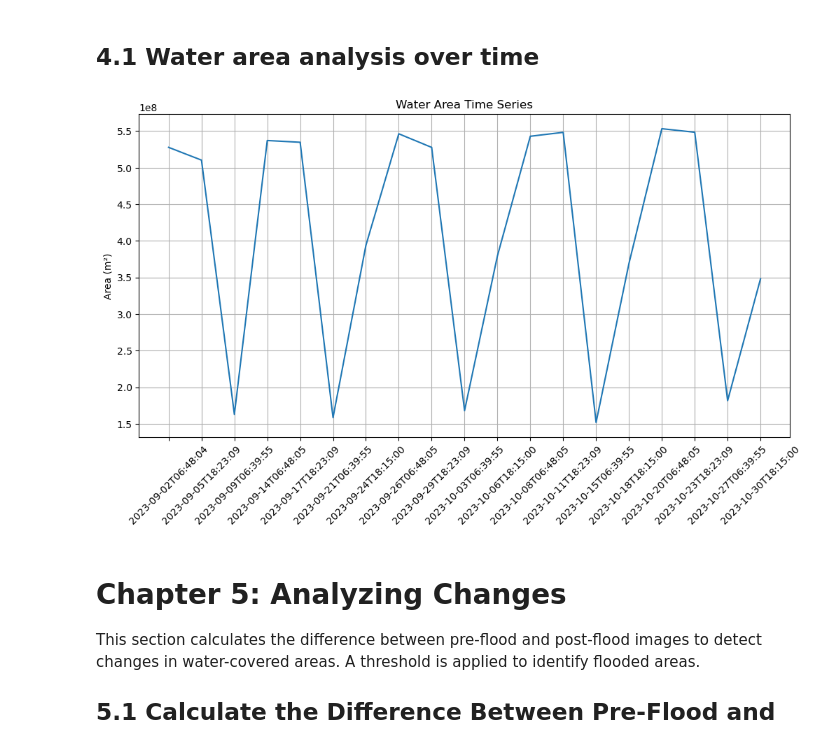
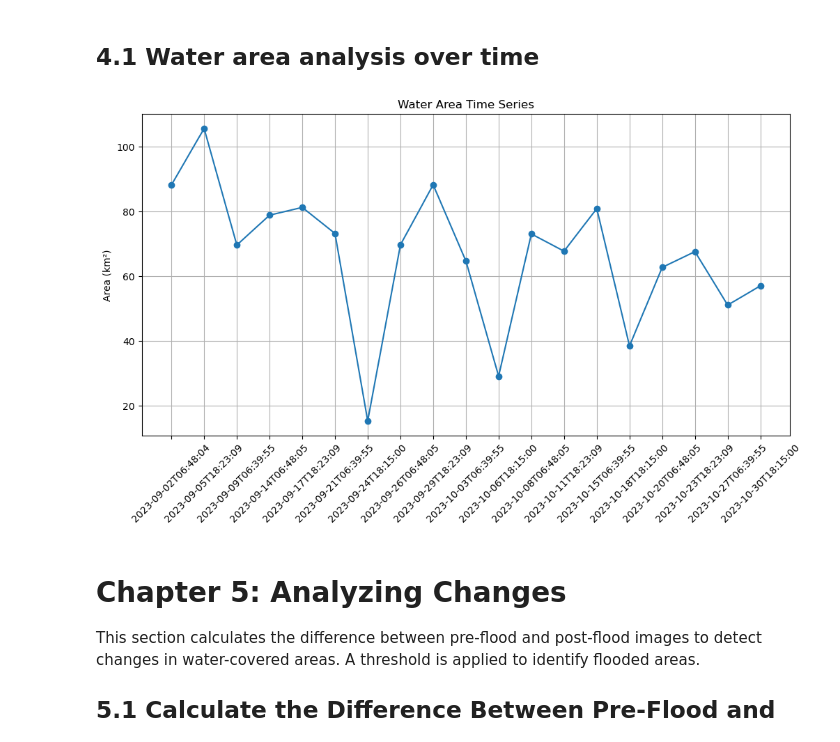
Before and after one commit to nelsondca/Flood-Detection-System-FYP, a Jupyter notebook: Gee/GEEtest.ipynb, the cells around one changed output. Cells and saved outputs as stored; diff of their text form; code cells hidden in the pictures.

```diff
--- a/Gee/GEEtest.ipynb
+++ b/Gee/GEEtest.ipynb
@@ -154,41 +158,44 @@ This section loads Sentinel-1 GRD data for pre-flood and post-flood periods and
 # %%
 # Full Collection
 full_collection = ee.ImageCollection('COPERNICUS/S1_GRD') \
     .filterBounds(aoi) \
     .filterDate('2023-09-01', '2023-10-31') \
     .filter(ee.Filter.listContains('transmitterReceiverPolarisation', 'VV')) \
     .filter(ee.Filter.eq('instrumentMode', 'IW'))
 
 # Function to calculate water extent for each image
 def calc_water_extent(image):
-    water = image.select('VV').gt(-15)  # Pixels with VV backscatter below -15 dB were classified as floodwater.
+    water = image.select('VV').lt(-15)  # Pixels with VV backscatter below -15 dB are classified as floodwater.
     area = water.multiply(ee.Image.pixelArea())
     stats = area.reduceRegion(
         reducer=ee.Reducer.sum(),
         geometry=aoi,
         scale=30
     )
     return image.set({'water_area': stats.get('VV'), 'date': image.date().format()})
 
-# Apply to collection
+# Apply function to image collection
 time_series = full_collection.map(calc_water_extent)
 
 # Export results for plotting
-timeseries_stats = time_series.aggregate_array('water_area').getInfo()
+timeseries_stats_m2 = time_series.aggregate_array('water_area').getInfo()
 dates = time_series.aggregate_array('date').getInfo()
+
+# Convert area from m² to km²
+timeseries_stats_km2 = [value / 1e6 if value else 0 for value in timeseries_stats_m2]
 
 # Plotting
 import matplotlib.pyplot as plt
-plt.figure(figsize=(12,6))
-plt.plot(dates, timeseries_stats)
+plt.figure(figsize=(12, 6))
+plt.plot(dates, timeseries_stats_km2, marker='o')
 plt.title('Water Area Time Series')
-plt.ylabel('Area (m²)')
+plt.ylabel('Area (km²)')
 plt.xticks(rotation=45)
 plt.grid()
-plt.savefig('images/charts/Water_Area_Time_Series.png', dpi=300, bbox_inches='tight')
+plt.savefig('images/charts/Water_Area_Time_Series_km2.png', dpi=300, bbox_inches='tight')
 plt.show()
 # %% [output]
-[figure, old version]
+[figure, new version]
 # %% [markdown]
 # Chapter 5: Analyzing Changes
 This section calculates the difference between pre-flood and post-flood images to detect changes in water-covered areas. A threshold is applied to identify flooded areas.
```
Also changed, not shown: parts of 22 cells of this notebook, 3 other files.
